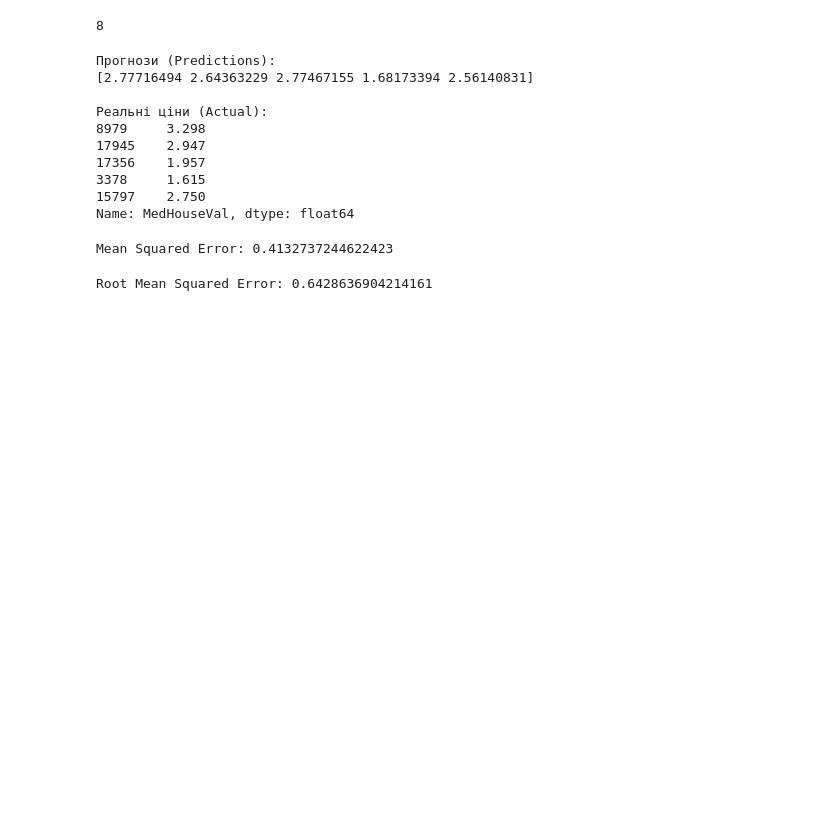
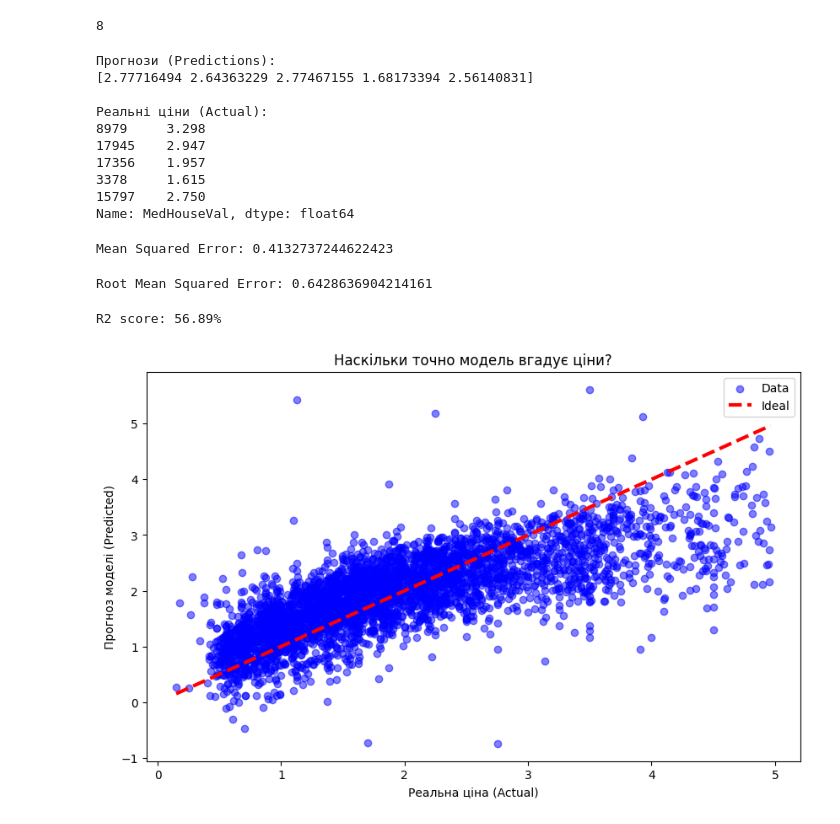
Before and after one commit to andriysavcyn/house-price-prediction, a Jupyter notebook: project.ipynb, the cells around one changed output. Cells and saved outputs as stored; diff of their text form; code cells hidden in the pictures; blank space fills up the shorter version.

Commit message:
Add information about successfully working of model and the scatterplot with linear regression

```diff
--- a/project.ipynb
+++ b/project.ipynb
@@ -118,4 +118,19 @@ Root Mean Squared Error: 0.6428636904214161
 from sklearn.metrics import r2_score
 # %%
 score = r2_score(y_test, y_pred)
-print(f"R2 score: {score}")
+print(f"R2 score: {score * 100:.2f}%")
+# %% [output]
+R2 score: 56.89%
+# %%
+plt.figure(figsize=(10, 6))
+
+plt.scatter(y_test, y_pred, alpha = 0.5, color = 'blue', label = 'Data')
+plt.plot([y_test.min(), y_test.max()], [y_test.min(), y_test.max()], 'r--', lw=3, label='Ideal')
+
+plt.xlabel('Реальна ціна (Actual)')
+plt.ylabel('Прогноз моделі (Predicted)')
+plt.title('Наскільки точно модель вгадує ціни?')
+plt.legend()
+plt.show()
+# %% [output]
+[figure, added]
```
